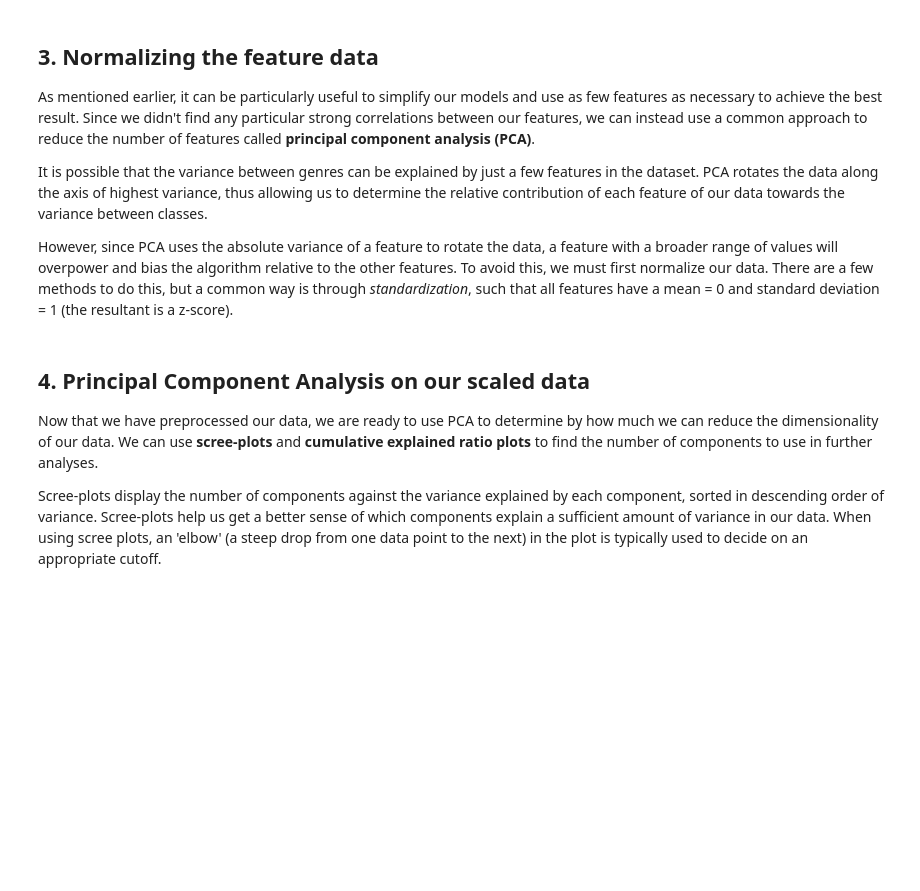
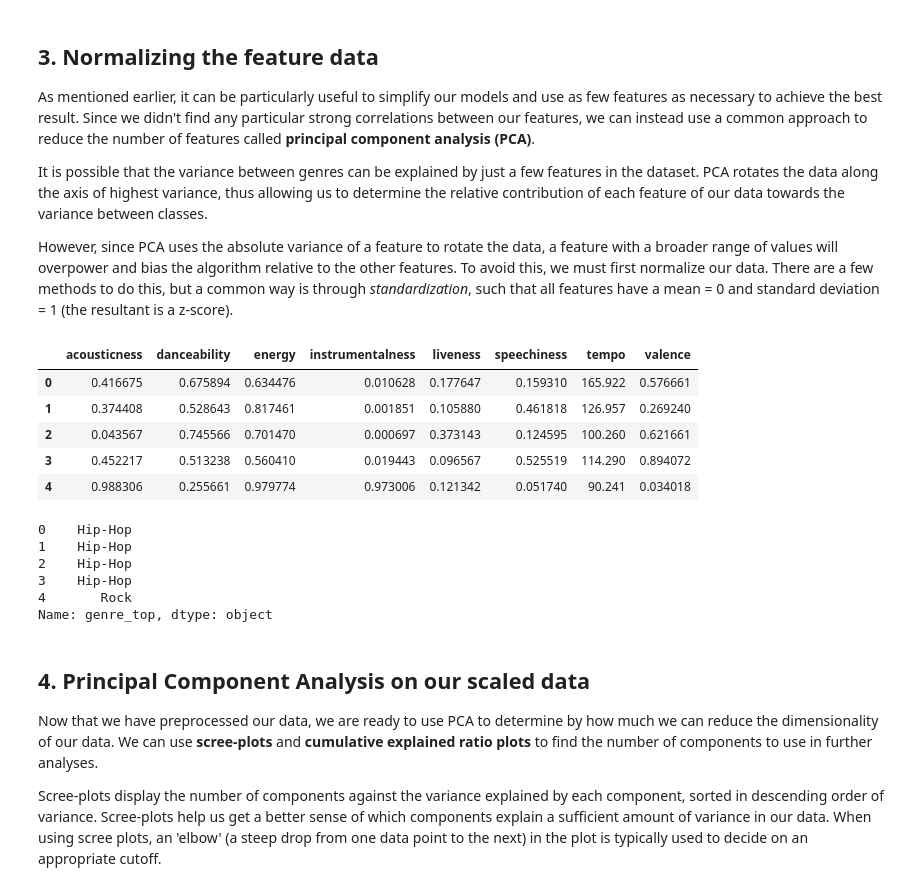
Before and after one commit to femtonelson/Classifying-Songs-Genres-From-Audio-Data, a Jupyter notebook: Classifying-Song-Genres.ipynb, the cells around one changed output. Drawn from its saved outputs; the diff is of its cells as text; code cells hidden in the pictures; blank space fills up the shorter version.

```diff
--- a/Classifying-Song-Genres.ipynb
+++ b/Classifying-Song-Genres.ipynb
@@ -72,0 +50,22 @@ scaled_train_features = ...
+# %%
+# Filter out quantitative features and drop 'track_id' and labels 'genre_top'
+features = echo_tracks.drop(columns=['track_id', 'genre_top'])
+features.head()
+# %% [output]
+|  | acousticness | danceability | energy | instrumentalness | liveness | speechiness | tempo | valence |
+| 0 | 0.416675 | 0.675894 | 0.634476 | 0.010628 | 0.177647 | 0.159310 | 165.922 | 0.576661 |
+| 1 | 0.374408 | 0.528643 | 0.817461 | 0.001851 | 0.105880 | 0.461818 | 126.957 | 0.269240 |
+| 2 | 0.043567 | 0.745566 | 0.701470 | 0.000697 | 0.373143 | 0.124595 | 100.260 | 0.621661 |
+| 3 | 0.452217 | 0.513238 | 0.560410 | 0.019443 | 0.096567 | 0.525519 | 114.290 | 0.894072 |
+| 4 | 0.988306 | 0.255661 | 0.979774 | 0.973006 | 0.121342 | 0.051740 | 90.241 | 0.034018 |
+# %%
+#Filter out labels 'genre_top'
+labels = echo_tracks['genre_top']
+labels.head()
+# %% [output]
+0    Hip-Hop
+1    Hip-Hop
+2    Hip-Hop
+3    Hip-Hop
+4       Rock
+Name: genre_top, dtype: object
```
Also changed, not shown: parts of 12 cells of this notebook.
